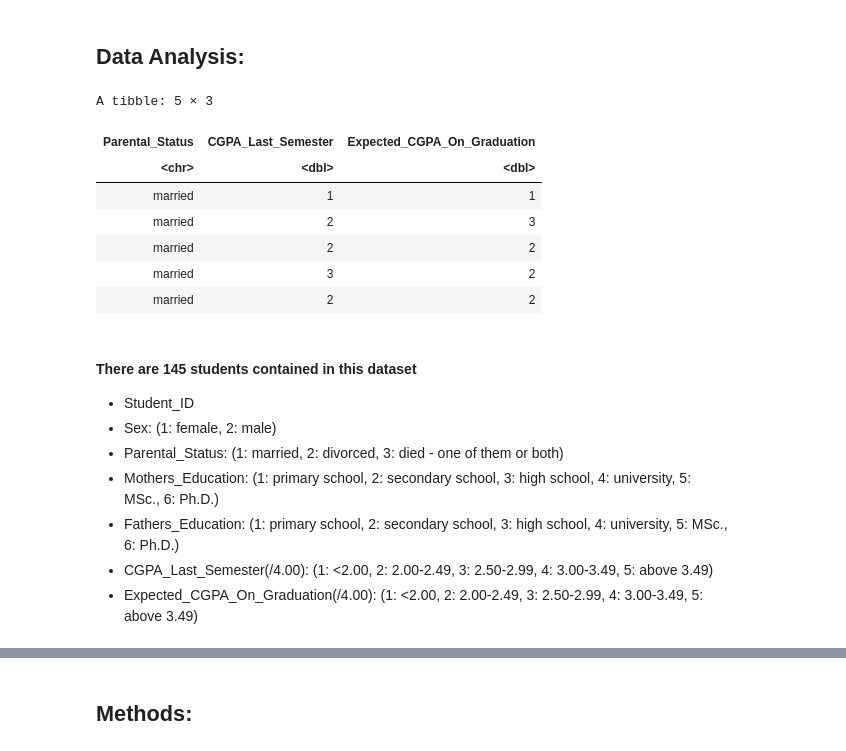
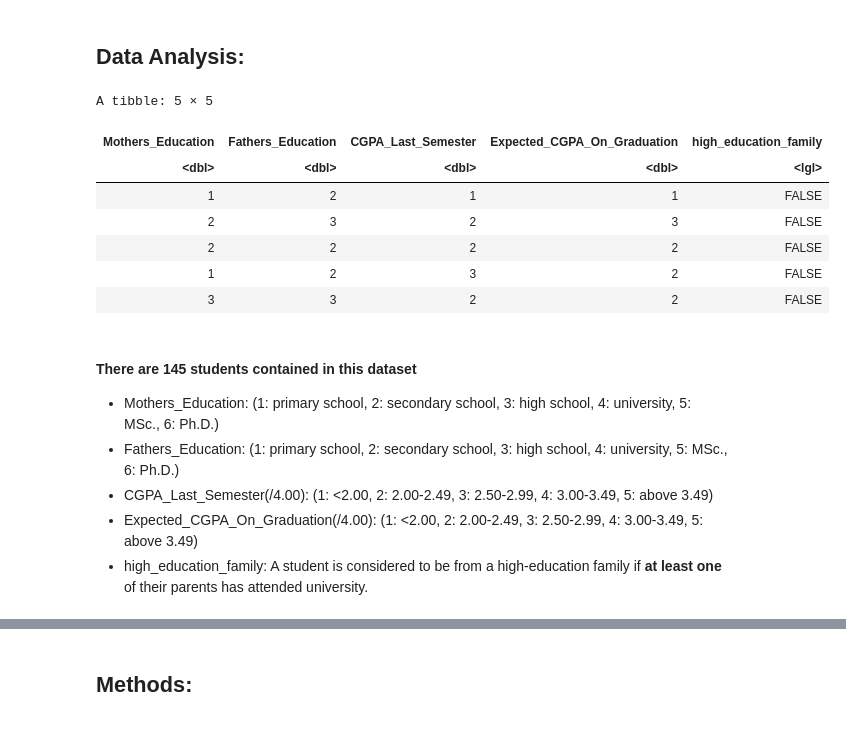
Before and after one commit to DanielHuangjiakang/Academic_Success_and_Parental_Education_Analysis-STAT201Group29, a Jupyter notebook: STAT201_GroupProposal.ipynb, the cells around one changed output, grey strips where cells are left out. Cells and saved outputs as stored; diff of their text form; code cells hidden in the pictures.

```diff
--- a/STAT201_GroupProposal.ipynb
+++ b/STAT201_GroupProposal.ipynb
@@ -38,28 +38,23 @@ Investigating the factors that affect students' academic grades is a crucial are
 # %%
 # Read the CSV file
 student_data <- read_csv("student.csv", col_names = TRUE, show_col_types = FALSE) |>
-    select(Parental_Status, CGPA_Last_Semester, Expected_CGPA_On_Graduation) |>
-    mutate(Parental_Status = ifelse(Parental_Status == 1, "married",
-                             ifelse(Parental_Status == 2, "divorced",
-                             ifelse(Parental_Status == 3, "died", Parental_Status))))
-
+    select(Mothers_Education, Fathers_Education, CGPA_Last_Semester, Expected_CGPA_On_Graduation) |>
+    mutate(high_education_family = if_else(Mothers_Education > 3 | Fathers_Education > 3, TRUE, FALSE))
 head(student_data, 5)
 # %% [output]
-A tibble: 5 × 3
+A tibble: 5 × 5
-| Parental_Status | CGPA_Last_Semester | Expected_CGPA_On_Graduation |
-| <chr> | <dbl> | <dbl> |
-| married | 1 | 1 |
-| married | 2 | 3 |
-| married | 2 | 2 |
-| married | 3 | 2 |
-| married | 2 | 2 |
+| Mothers_Education | Fathers_Education | CGPA_Last_Semester | Expected_CGPA_On_Graduation | high_education_family |
+| <dbl> | <dbl> | <dbl> | <dbl> | <lgl> |
+| 1 | 2 | 1 | 1 | FALSE |
+| 2 | 3 | 2 | 3 | FALSE |
+| 2 | 2 | 2 | 2 | FALSE |
+| 1 | 2 | 3 | 2 | FALSE |
+| 3 | 3 | 2 | 2 | FALSE |
 # %% [markdown]
 #### There are 145 students contained in this dataset
-* Student_ID
-* Sex: (1: female, 2: male)
-* Parental_Status: (1: married, 2: divorced, 3: died - one of them or both)
 * Mothers_Education: (1: primary school, 2: secondary school, 3: high school, 4: university, 5: MSc., 6: Ph.D.)
 * Fathers_Education: (1: primary school, 2: secondary school, 3: high school, 4: university, 5: MSc., 6: Ph.D.)
 * CGPA_Last_Semester(/4.00): (1: <2.00, 2: 2.00-2.49, 3: 2.50-2.99, 4: 3.00-3.49, 5: above 3.49)
 * Expected_CGPA_On_Graduation(/4.00): (1: <2.00, 2: 2.00-2.49, 3: 2.50-2.99, 4: 3.00-3.49, 5: above 3.49)
+* high_education_family: A student is considered to be from a high-education family if **at least one** of their parents has attended university.
 # %%
```
Also changed, not shown: parts of 2 cells of this notebook.
